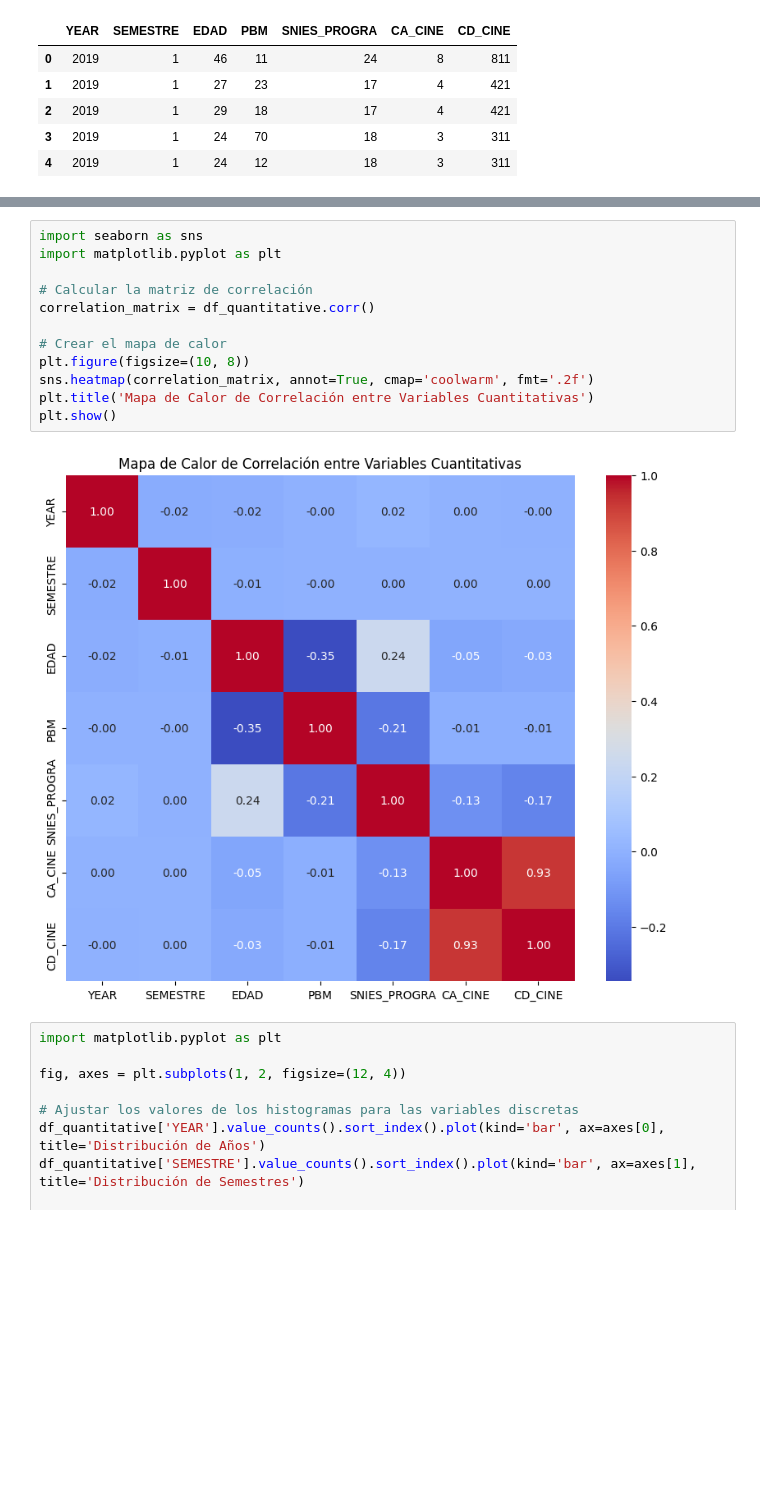
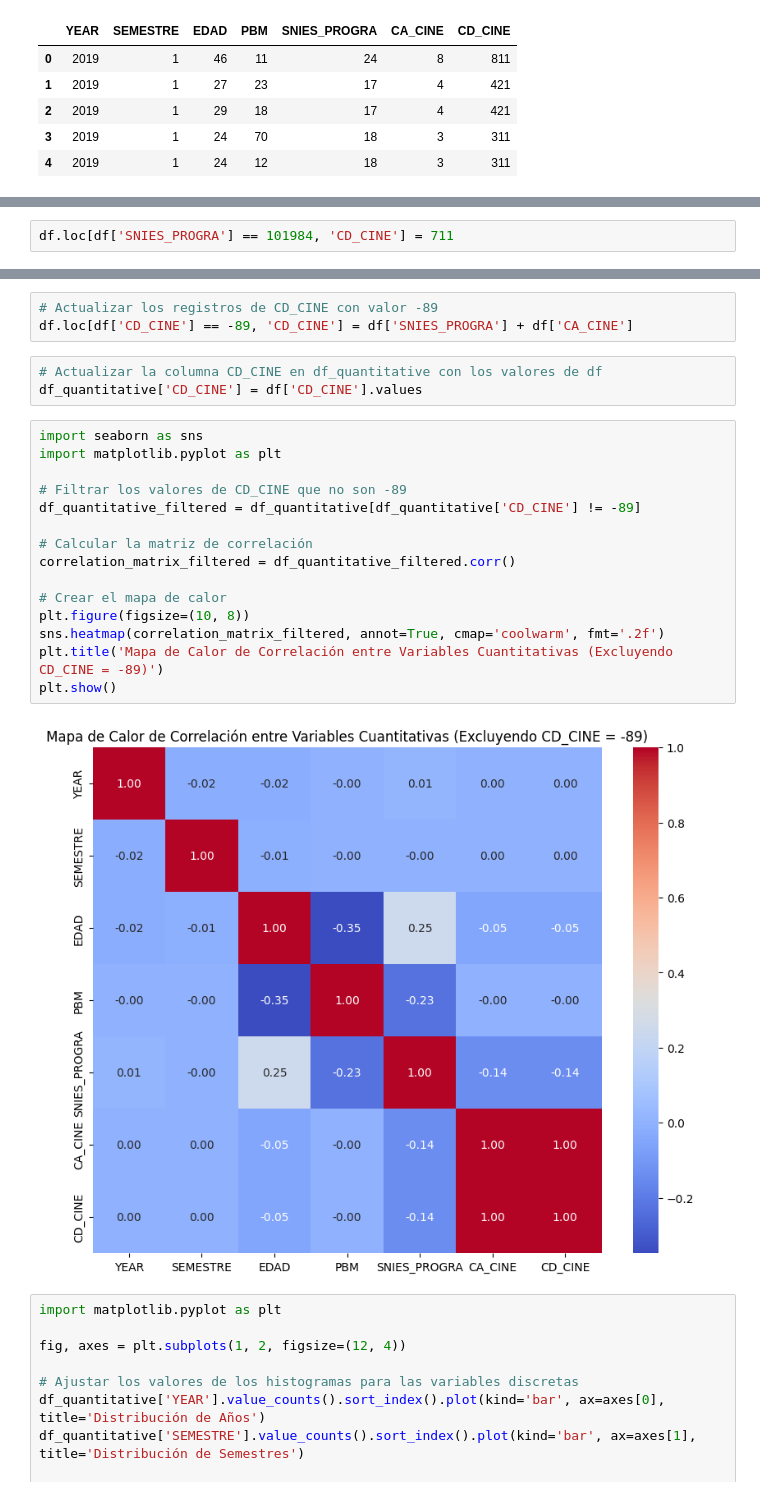
Before and after one commit to 10scar/Proyecto-ABD-2024-2, a Jupyter notebook: oscar.ipynb, the cells around one changed output, grey strips where cells are left out. Drawn from its saved outputs; the diff is of its cells as text; blank space fills up the shorter version.

```diff
--- a/oscar.ipynb
+++ b/oscar.ipynb
@@ -212,0 +270,2 @@ df_quantitative.describe()
+# %%
+df.loc[df['SNIES_PROGRA'] == 101984, 'CD_CINE'] = 711
@@ -213,17 +319,26 @@ df_quantitative.describe()
+# %%
+# Actualizar los registros de CD_CINE con valor -89
+df.loc[df['CD_CINE'] == -89, 'CD_CINE'] = df['SNIES_PROGRA'] + df['CA_CINE']
+# %%
+# Actualizar la columna CD_CINE en df_quantitative con los valores de df
+df_quantitative['CD_CINE'] = df['CD_CINE'].values
 # %%
 import seaborn as sns
 import matplotlib.pyplot as plt
 
+# Filtrar los valores de CD_CINE que no son -89
+df_quantitative_filtered = df_quantitative[df_quantitative['CD_CINE'] != -89]
+
 # Calcular la matriz de correlación
-correlation_matrix = df_quantitative.corr()
+correlation_matrix_filtered = df_quantitative_filtered.corr()
 
 # Crear el mapa de calor
 plt.figure(figsize=(10, 8))
-sns.heatmap(correlation_matrix, annot=True, cmap='coolwarm', fmt='.2f')
-plt.title('Mapa de Calor de Correlación entre Variables Cuantitativas')
+sns.heatmap(correlation_matrix_filtered, annot=True, cmap='coolwarm', fmt='.2f')
+plt.title('Mapa de Calor de Correlación entre Variables Cuantitativas (Excluyendo CD_CINE = -89)')
 plt.show()
 # %% [output]
-[figure, old version]
+[figure, new version]
 # %%
 import matplotlib.pyplot as plt
 
```
Also changed, not shown: parts of 27 cells of this notebook, 1 other file.
